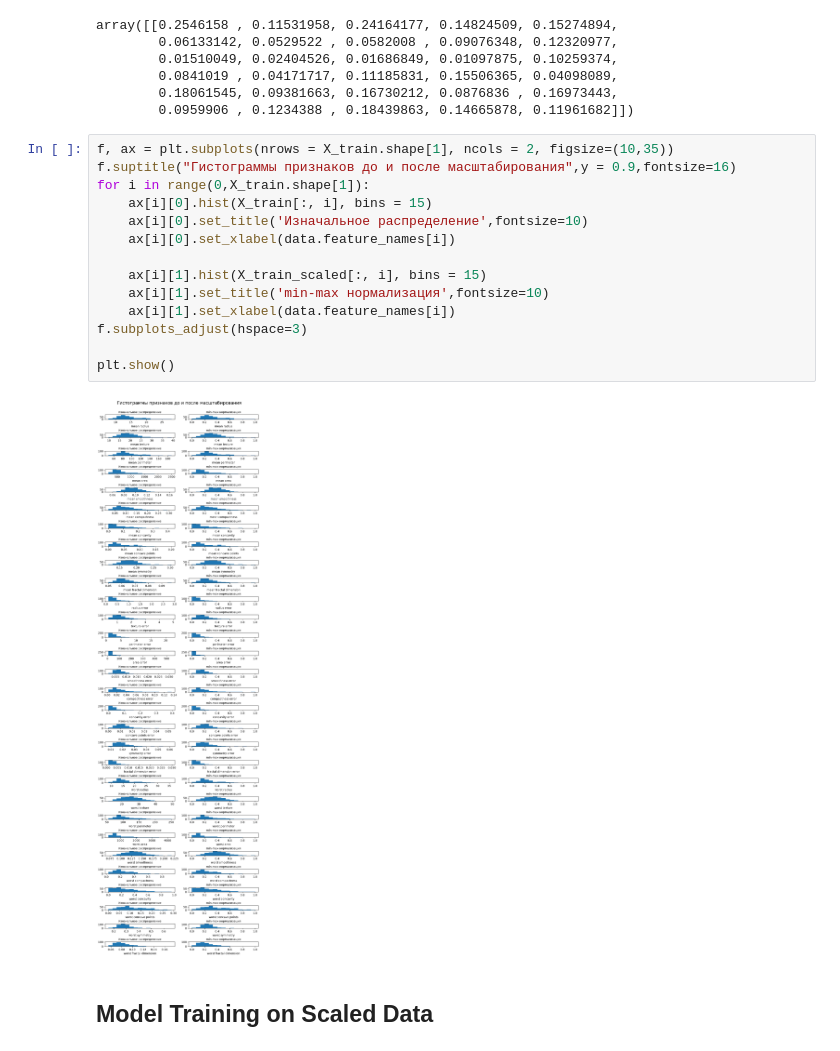
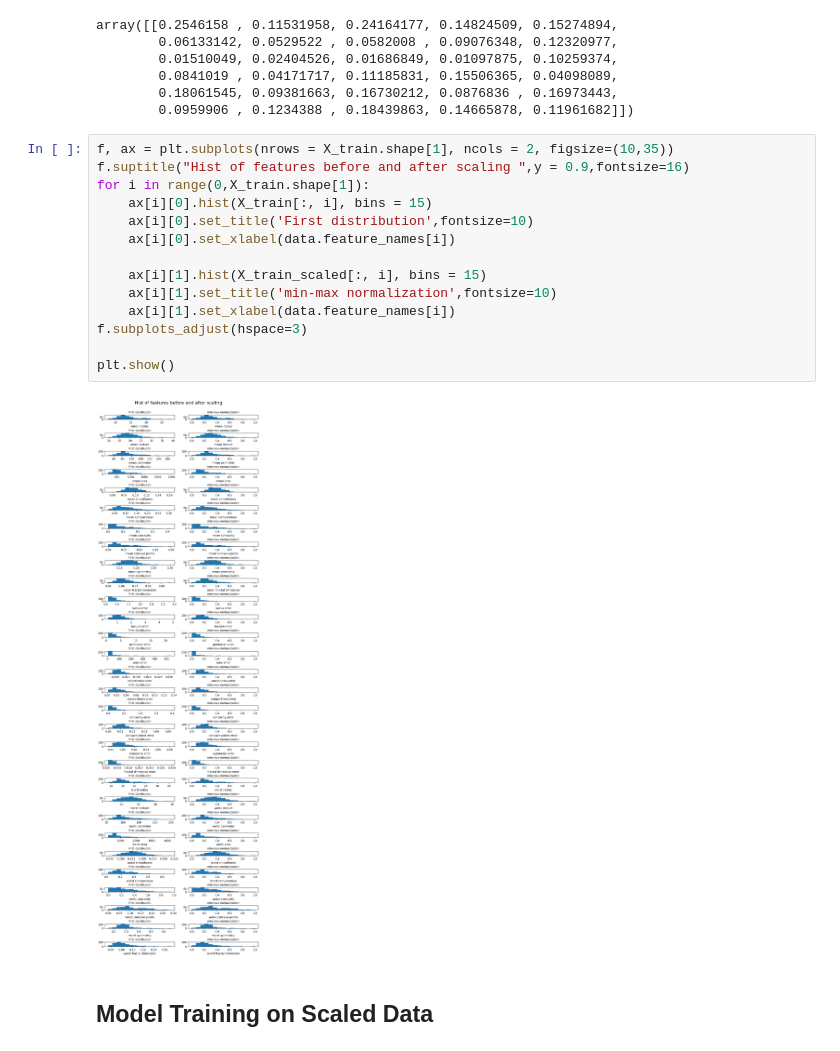
Before and after one commit to simackinch-art/breast-cancer-data, a Jupyter notebook: normalization_and_pipline.ipynb, the cells around one changed output. Cells and saved outputs as stored; diff of their text form.

```diff
--- a/normalization_and_pipline.ipynb
+++ b/normalization_and_pipline.ipynb
@@ -262,20 +265,20 @@ array([[0.2546158 , 0.11531958, 0.24164177, 0.14824509, 0.15274894,
         0.0959906 , 0.1234388 , 0.18439863, 0.14665878, 0.11961682]])
 # %%
 f, ax = plt.subplots(nrows = X_train.shape[1], ncols = 2, figsize=(10,35))
-f.suptitle("Гистограммы признаков до и после масштабирования",y = 0.9,fontsize=16)
+f.suptitle("Hist of features before and after scaling ",y = 0.9,fontsize=16)
 for i in range(0,X_train.shape[1]):
     ax[i][0].hist(X_train[:, i], bins = 15)
-    ax[i][0].set_title('Изначальное распределение',fontsize=10)
+    ax[i][0].set_title('First distribution',fontsize=10)
     ax[i][0].set_xlabel(data.feature_names[i])
 
     ax[i][1].hist(X_train_scaled[:, i], bins = 15)
-    ax[i][1].set_title('min-max нормализация',fontsize=10)
+    ax[i][1].set_title('min-max normalization',fontsize=10)
     ax[i][1].set_xlabel(data.feature_names[i])
 f.subplots_adjust(hspace=3)
 
 plt.show()
 # %% [output]
-[figure, old version]
+[figure, new version]
 # %% [markdown]
 ## Model Training on Scaled Data
 # %%
```
Also changed, not shown: parts of 11 cells of this notebook.
